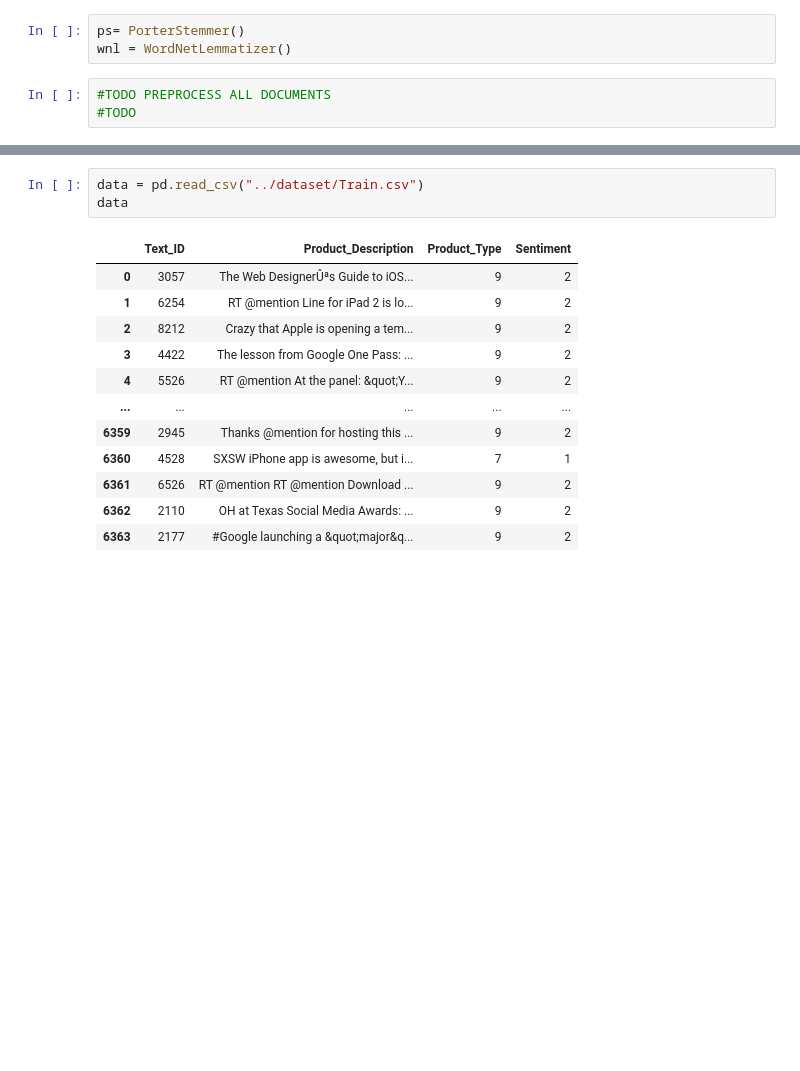
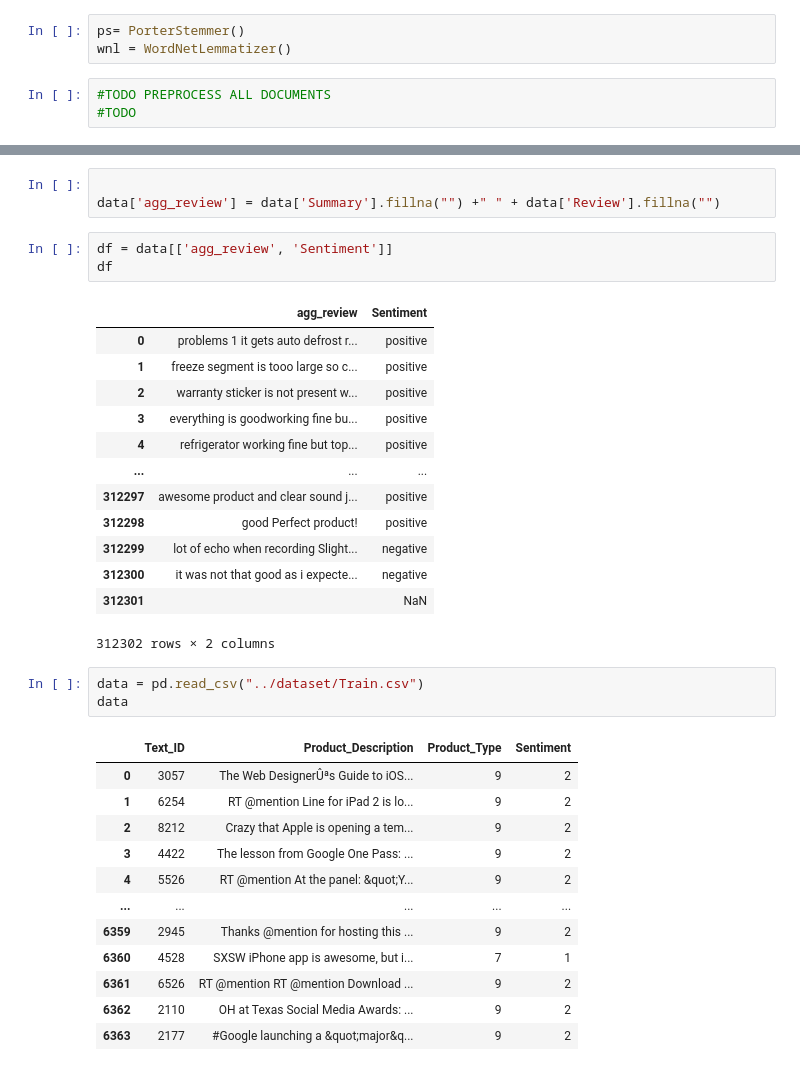
Before and after one commit to Onafowokan-Testament/Customer_Sentiment_analysis, a Jupyter notebook: train/main.ipynb, the cells around one changed output, grey strips where cells are left out. Saved outputs shown, nothing was run; the diff lists cells and outputs as text; blank space fills up the shorter version.

```diff
--- a/train/main.ipynb
+++ b/train/main.ipynb
@@ -29,3 +68,23 @@ wnl = WordNetLemmatizer()
+# %%
+
+data['agg_review'] = data['Summary'].fillna("") +" " + data['Review'].fillna("")
+# %%
+df = data[['agg_review', 'Sentiment']]
+df
+# %% [output]
+|  | agg_review | Sentiment |
+| 0 | problems 1 it gets auto defrost r... | positive |
+| 1 | freeze segment is tooo large so c... | positive |
+| 2 | warranty sticker is not present w... | positive |
+| 3 | everything is goodworking fine bu... | positive |
+| 4 | refrigerator working fine but top... | positive |
+| ... | ... | ... |
+| 312297 | awesome product and clear sound j... | positive |
+| 312298 | good Perfect product! | positive |
+| 312299 | lot of echo when recording Slight... | negative |
+| 312300 | it was not that good as i expecte... | negative |
+| 312301 |  | NaN |
+312302 rows × 2 columns
 # %%
 data = pd.read_csv("../dataset/Train.csv")
 data
```
Also changed, not shown: parts of 23 cells of this notebook, 6 other files.
